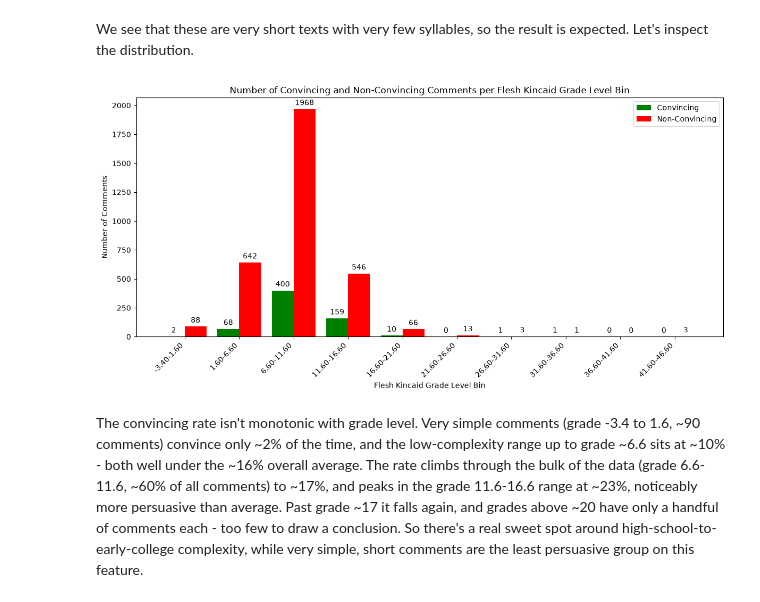
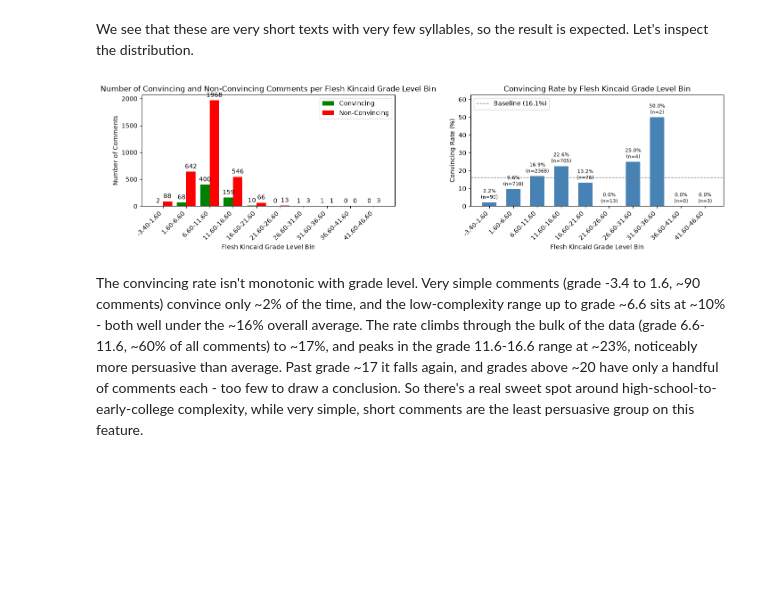
Before and after one commit to jct-nlp/change-my-view-2025, a Jupyter notebook: this work/03.2_feature_engineering_part2.ipynb, the cells around one changed output. Drawn from its saved outputs; the diff is of its cells as text; code cells hidden in the pictures; blank space fills up the shorter version.

Commit message:
better charts and some better insights

```diff
--- a/this work/03.2_feature_engineering_part2.ipynb
+++ b/this work/03.2_feature_engineering_part2.ipynb
@@ -505,6 +521,6 @@ We see that these are very short texts with very few syllables, so the result is
 # %%
-common_functions.plot_feature(comments_df, 'fk_grade_level_converted', 'Flesh Kincaid Grade Level', 5)
+common_functions.plot_feature(comments_df, 'fk_grade_level', 'Flesh Kincaid Grade Level', 5, show_counts=True)
 # %% [output]
-[figure, old version]
+[figure, new version]
 # %% [markdown]
 The convincing rate isn't monotonic with grade level. Very simple comments (grade -3.4 to 1.6, ~90 comments) convince only ~2% of the time, and the low-complexity range up to grade ~6.6 sits at ~10% - both well under the ~16% overall average. The rate climbs through the bulk of the data (grade 6.6-11.6, ~60% of all comments) to ~17%, and peaks in the grade 11.6-16.6 range at ~23%, noticeably more persuasive than average. Past grade ~17 it falls again, and grades above ~20 have only a handful of comments each - too few to draw a conclusion. So there's a real sweet spot around high-school-to-early-college complexity, while very simple, short comments are the least persuasive group on this feature.
```
Also changed, not shown: parts of 23 cells of this notebook.
